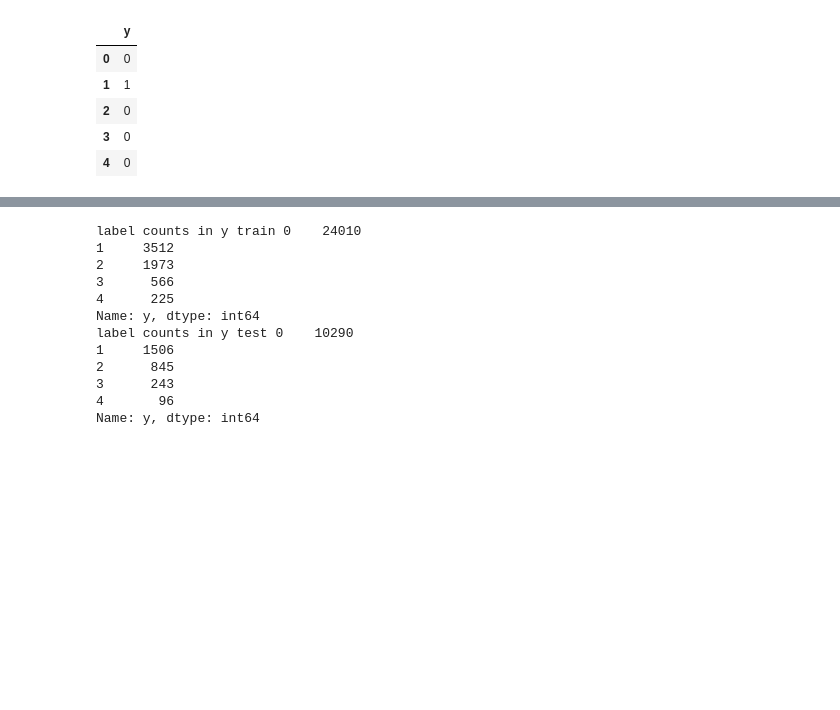
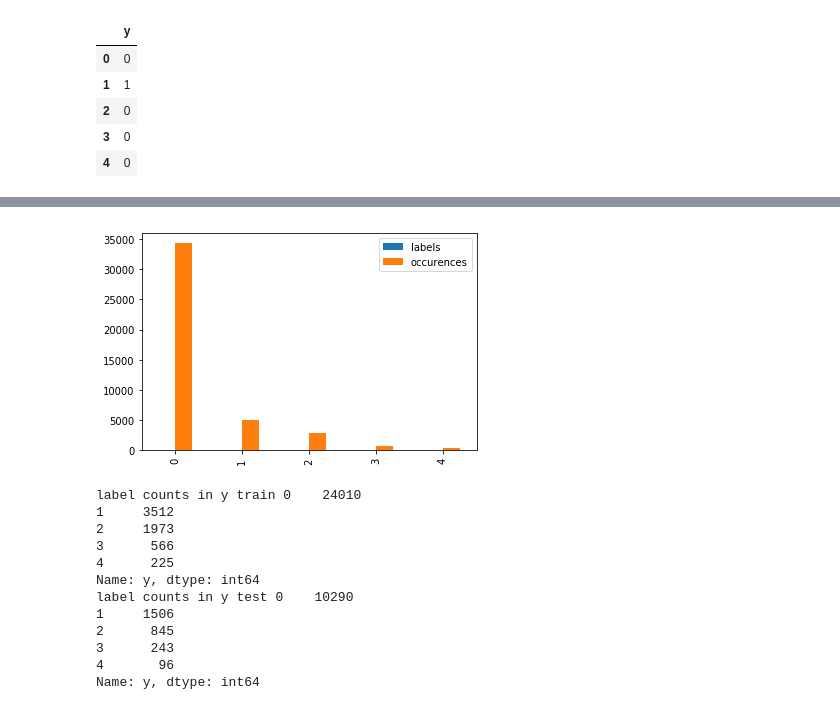
Before and after one commit to in-tandem/real_world_use_cases_1, a Jupyter notebook: supervised/classification/hacker_earth/society_generale/complaint_tracker/complaint_tracker_second_go.ipynb, the cells around one changed output, grey strips where cells are left out. Saved outputs shown, nothing was run; the diff lists cells and outputs as text; code cells hidden in the pictures; blank space fills up the shorter version.

```diff
--- a/supervised/classification/hacker_earth/society_generale/complaint_tracker/complaint_tracker_second_go.ipynb
+++ b/supervised/classification/hacker_earth/society_generale/complaint_tracker/complaint_tracker_second_go.ipynb
@@ -92,3 +92,7 @@ y.head()
 | 2 | 0 |
 | 3 | 0 |
 | 4 | 0 |
+# %%
+target_dist = panda.DataFrame(np.bincount(y.values.ravel()), np.unique(y.values)).reset_index()
+target_dist.columns = ['labels','occurences']
+target_dist
@@ -95,3 +106,8 @@ y.head()
+# %%
+target_dist.plot(kind='bar')
+plot.show()
+# %% [output]
+[figure, added]
 # %%
 ## its time to run my pipeline and classification models
 
```
Also changed, not shown: parts of 3 cells of this notebook, 7 other files.
